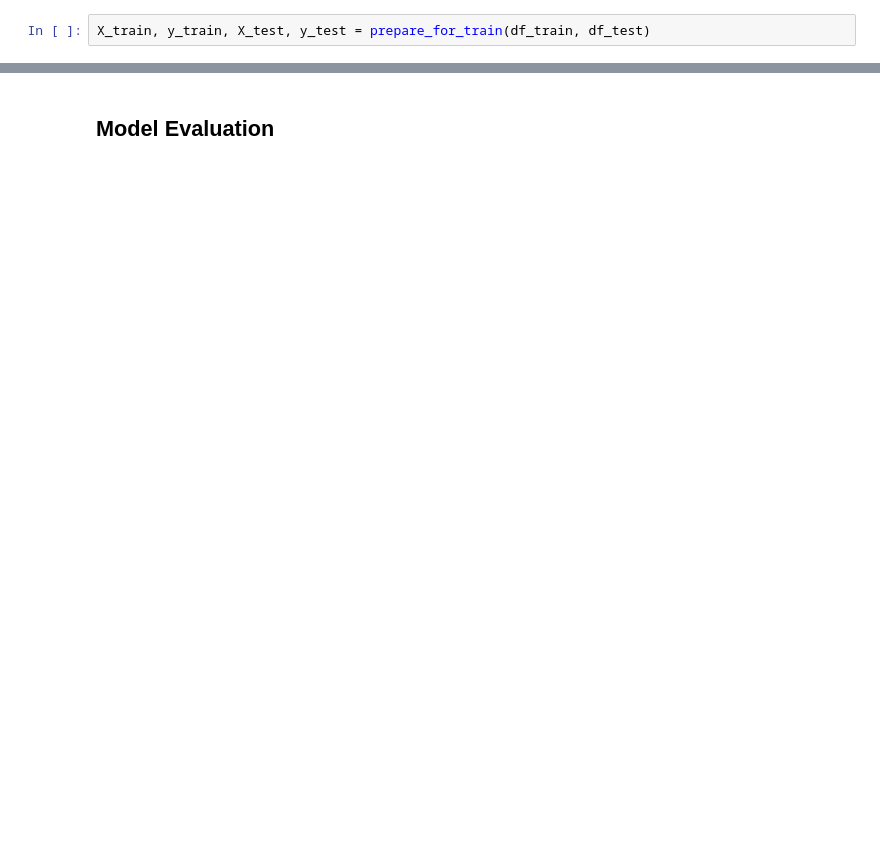
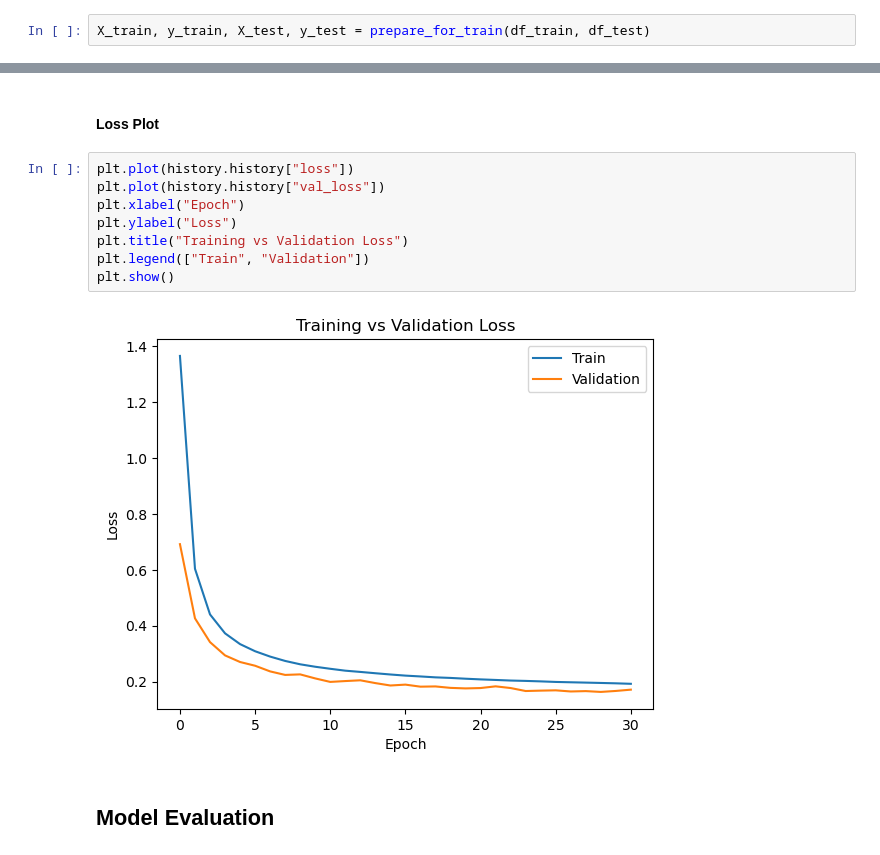
Before and after one commit to TamimDostyar/ds420Projects, a Jupyter notebook: project2/deeplearning/activity_DNN1.ipynb, the cells around one changed output, grey strips where cells are left out. Cells and saved outputs as stored; diff of their text form; blank space fills up the shorter version.

```diff
--- a/project2/deeplearning/activity_DNN1.ipynb
+++ b/project2/deeplearning/activity_DNN1.ipynb
@@ -79,3 +126,15 @@ history = best_model.fit(X_train, y_train, epochs=20, validation_split=0.2)
+# %% [markdown]
+#### Loss Plot
+# %%
+plt.plot(history.history["loss"])
+plt.plot(history.history["val_loss"])
+plt.xlabel("Epoch")
+plt.ylabel("Loss")
+plt.title("Training vs Validation Loss")
+plt.legend(["Train", "Validation"])
+plt.show()
+# %% [output]
+[figure, added]
 # %% [markdown]
 ## Model Evaluation
 # %%
```
Also changed, not shown: parts of 15 cells of this notebook, 3 other files.
